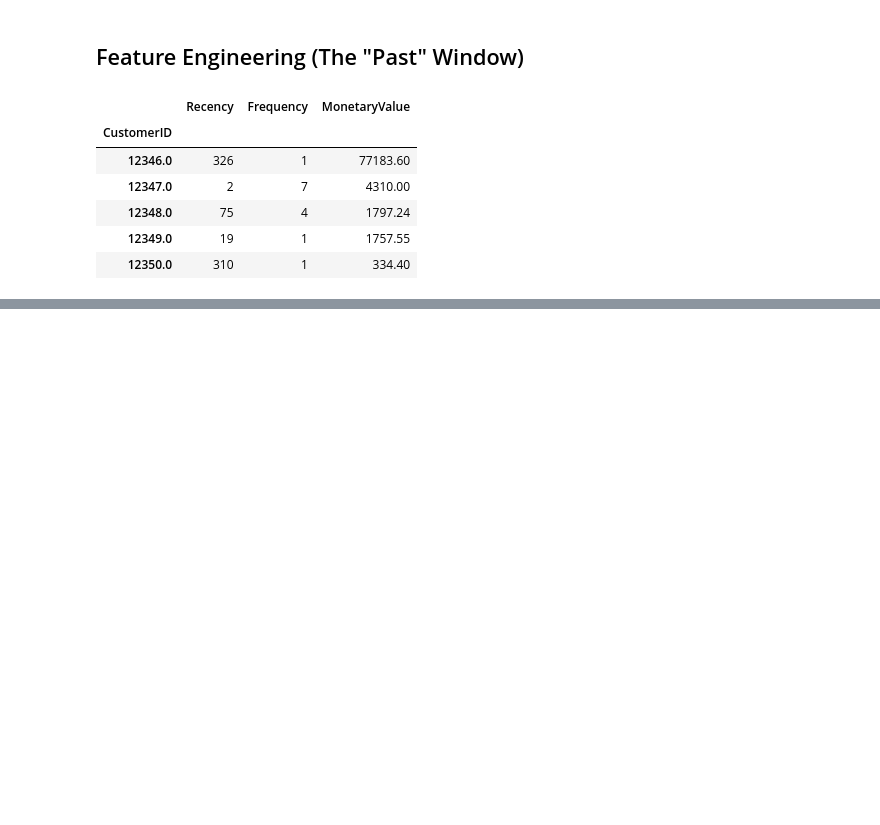
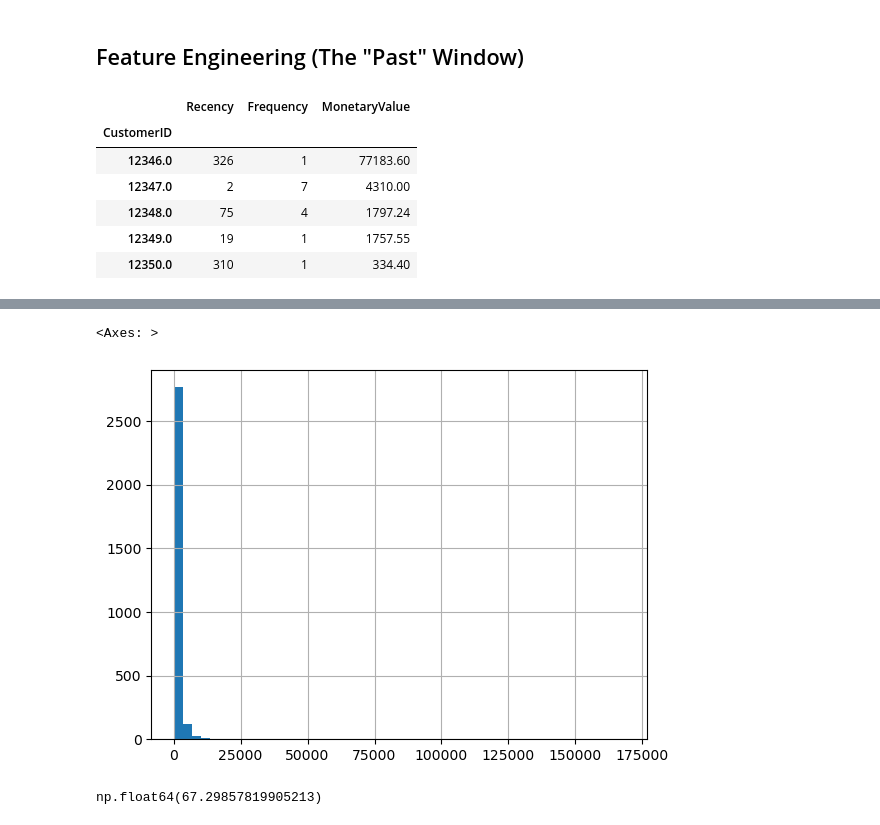
Before and after one commit to SaifEldeen11/customer-lifetime-value-analysis, a Jupyter notebook: CustomerLifetimeValue.ipynb, the cells around one changed output, grey strips where cells are left out. Saved outputs shown, nothing was run; the diff lists cells and outputs as text; code cells hidden in the pictures; blank space fills up the shorter version.

Commit message:
Training models, analysis, and conculsion with extra fetures for future

```diff
--- a/CustomerLifetimeValue.ipynb
+++ b/CustomerLifetimeValue.ipynb
@@ -190,0 +198,24 @@ customer_features.head()
+# %%
+snapshot_date = past_df['InvoiceDate'].max() + pd.Timedelta(days=1)
+
+
+## This is my X values, I will use these features to predict the CLV in the future_df
+customer_features = past_df.groupby('CustomerID').agg(
+    Recency=('InvoiceDate', lambda x: (snapshot_date - x.max()).days),
+    Frequency=('InvoiceNo', 'nunique'),
+    MonetaryValue=('Revenue', 'sum'),
+    FirstPurchase=('InvoiceDate', 'min'),
+    LastPurchase=('InvoiceDate', 'max')
+)
+
+customer_features['AOV'] = (
+    customer_features['MonetaryValue']
+    / customer_features['Frequency']
+)
+customer_features['TenureDays'] = (
+    customer_features['LastPurchase'] - customer_features['FirstPurchase']
+).dt.days
+# %%
+future_clv = future_df.groupby('CustomerID').agg(
+    FutureCLV=('Revenue', 'sum')
+    )
@@ -190,0 +239,7 @@ customer_features.head()
+# %%
+model_df = customer_features.merge(future_clv, on ='CustomerID', how='left')
+# %%
+model_df['FutureCLV'] = (
+    model_df['FutureCLV']
+    .fillna(0)
+)
@@ -190,0 +272,9 @@ customer_features.head()
+# %%
+model_df['FutureCLV'].hist(bins=50)
+# %% [output]
+<Axes: >
+[figure, added]
+# %%
+(model_df['FutureCLV'] > 0).mean() * 100
+# %% [output]
+np.float64(67.29857819905213)
```
Also changed, not shown: parts of 25 cells of this notebook.
